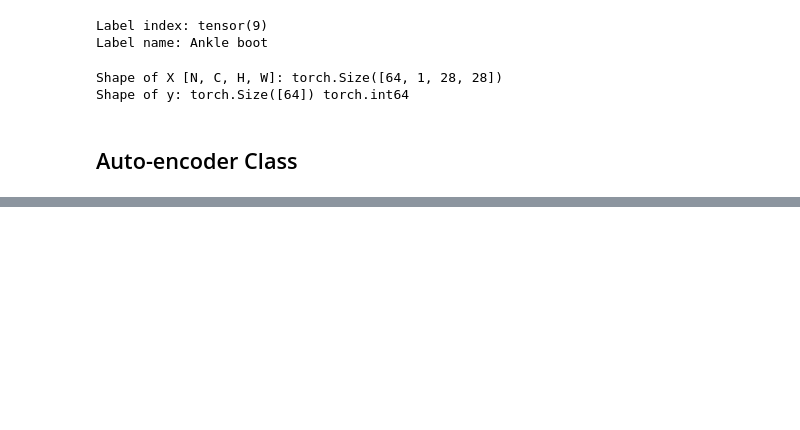
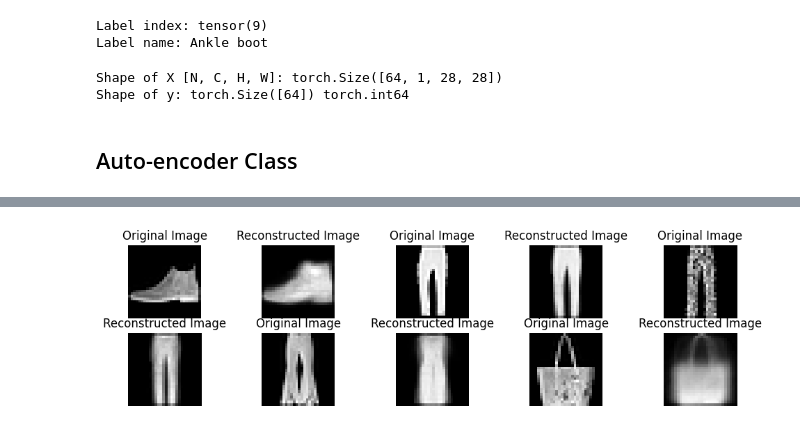
Before and after one commit to Jalalbaim/Auto-Encoder, a Jupyter notebook: AutoEncoder_+_Latent_space.ipynb, the cells around one changed output, grey strips where cells are left out. Saved outputs shown, nothing was run; the diff lists cells and outputs as text; code cells hidden in the pictures; blank space fills up the shorter version.

```diff
--- a/AutoEncoder_+_Latent_space.ipynb
+++ b/AutoEncoder_+_Latent_space.ipynb
@@ -205,0 +197,28 @@ visualize_latent_space(model, test_dataloader)
+# %%
+# visualise reconstruction
+def visualize_reconstructions(model, dataloader, num_images=5):
+    model.eval()
+    figure, axes = plt.subplots(2, num_images, figsize=(12, 3))
+    axes = axes.flatten()
+
+    with torch.no_grad():
+        for i, (X, _) in enumerate(dataloader):
+            if i >= num_images: break
+            X = X.to(device)
+            X_flat = X.view(-1, 28*28)
+            decoded, _ = model(X_flat)
+
+            axes[2*i].imshow(X[0].cpu().reshape(28, 28), cmap='gray')
+            axes[2*i].set_title('Original Image')
+            axes[2*i].axis('off')
+
+            recon_img = decoded.view(-1, 28, 28)
+            axes[2*i + 1].imshow(recon_img[0].cpu(), cmap='gray')
+            axes[2*i + 1].set_title('Reconstructed Image')
+            axes[2*i + 1].axis('off')
+
+    plt.show()
+
+visualize_reconstructions(model, test_dataloader)
+# %% [output]
+[figure, added]
```
Also changed, not shown: parts of 7 cells of this notebook.
